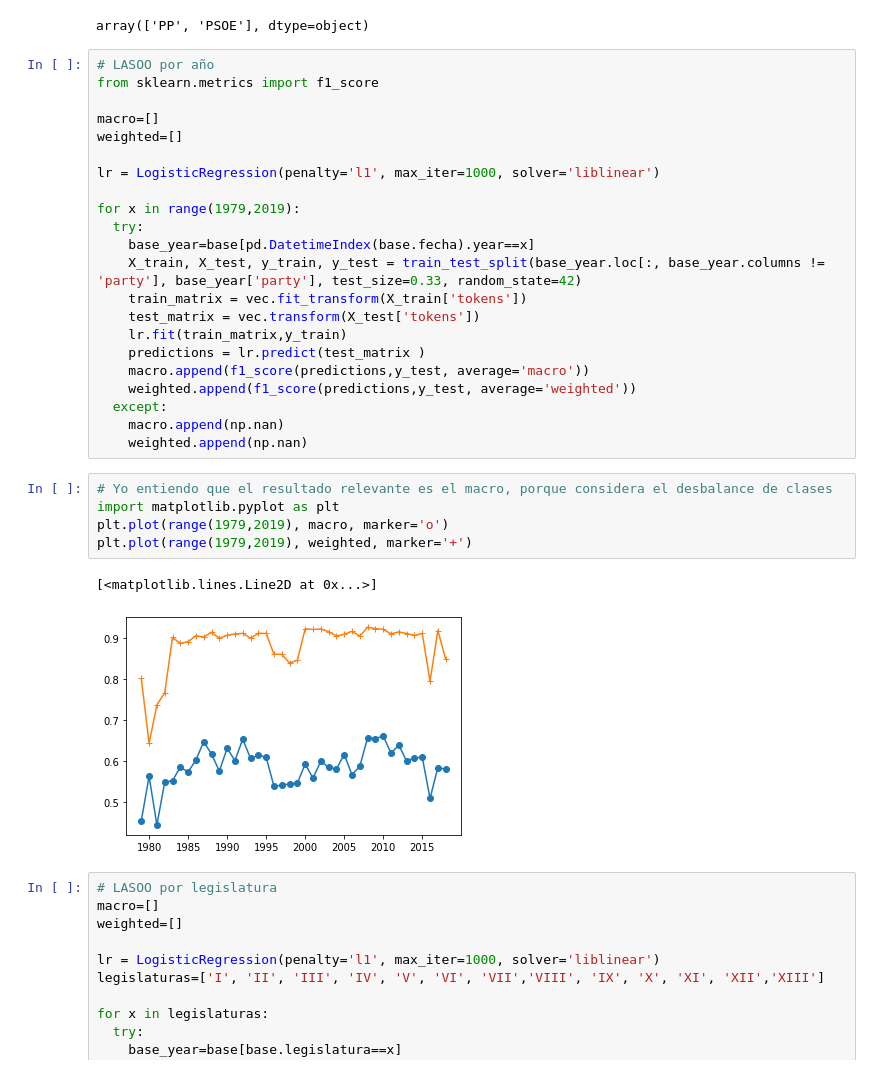
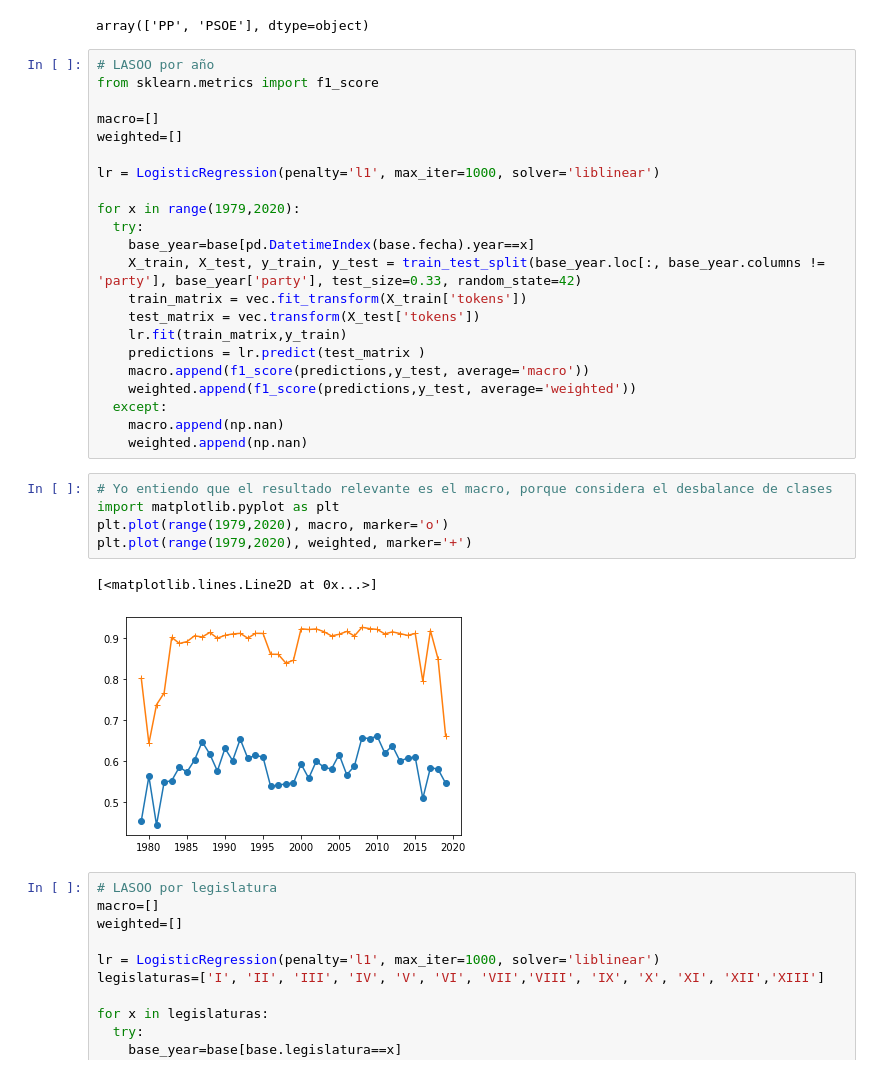
Before and after one commit to LCaravaggio/politext, a Jupyter notebook: Toda_la_base.ipynb, the cells around one changed output. Cells and saved outputs as stored; diff of their text form.

```diff
--- a/Toda_la_base.ipynb
+++ b/Toda_la_base.ipynb
@@ -124,7 +134,7 @@ weighted=[]
 
 lr = LogisticRegression(penalty='l1', max_iter=1000, solver='liblinear')
 
-for x in range(1979,2019):
+for x in range(1979,2020):
   try:
     base_year=base[pd.DatetimeIndex(base.fecha).year==x]
     X_train, X_test, y_train, y_test = train_test_split(base_year.loc[:, base_year.columns != 'party'], base_year['party'], test_size=0.33, random_state=42)
@@ -140,11 +150,11 @@ for x in range(1979,2019):
 # %%
 # Yo entiendo que el resultado relevante es el macro, porque considera el desbalance de clases
 import matplotlib.pyplot as plt
-plt.plot(range(1979,2019), macro, marker='o')
-plt.plot(range(1979,2019), weighted, marker='+')
+plt.plot(range(1979,2020), macro, marker='o')
+plt.plot(range(1979,2020), weighted, marker='+')
 # %% [output]
 [<matplotlib.lines.Line2D at 0x...>]
-[figure, old version]
+[figure, new version]
 # %%
 # LASOO por legislatura
 macro=[]
```
Also changed, not shown: parts of 13 cells of this notebook.
